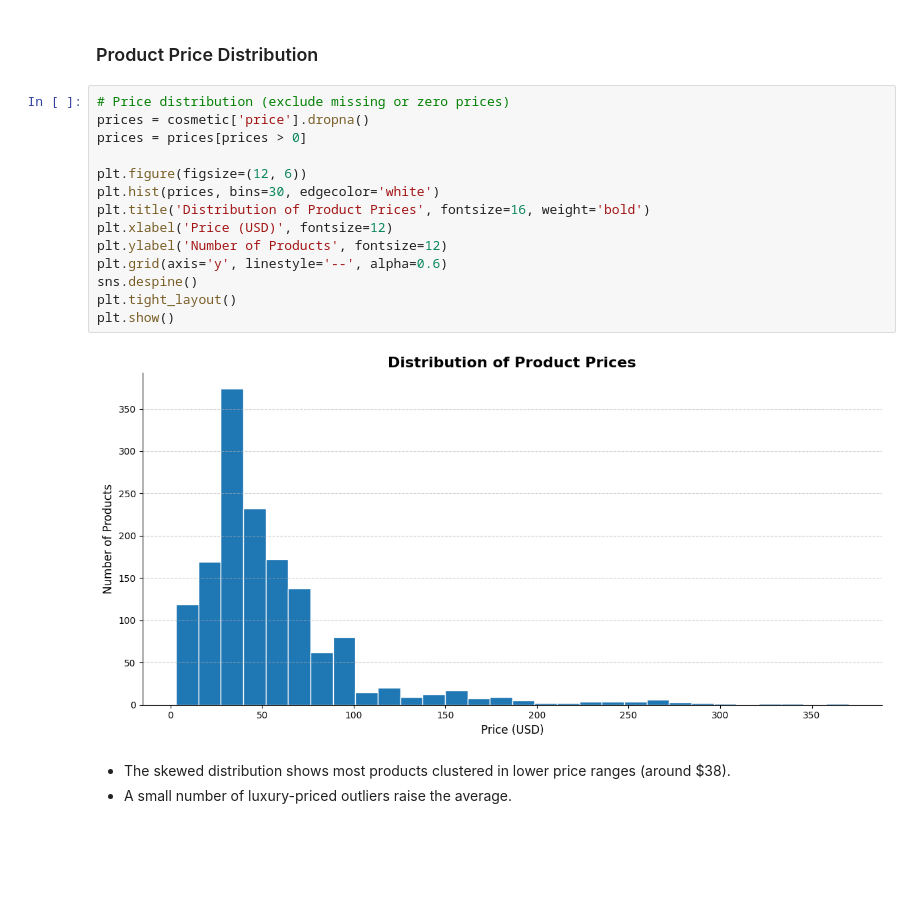
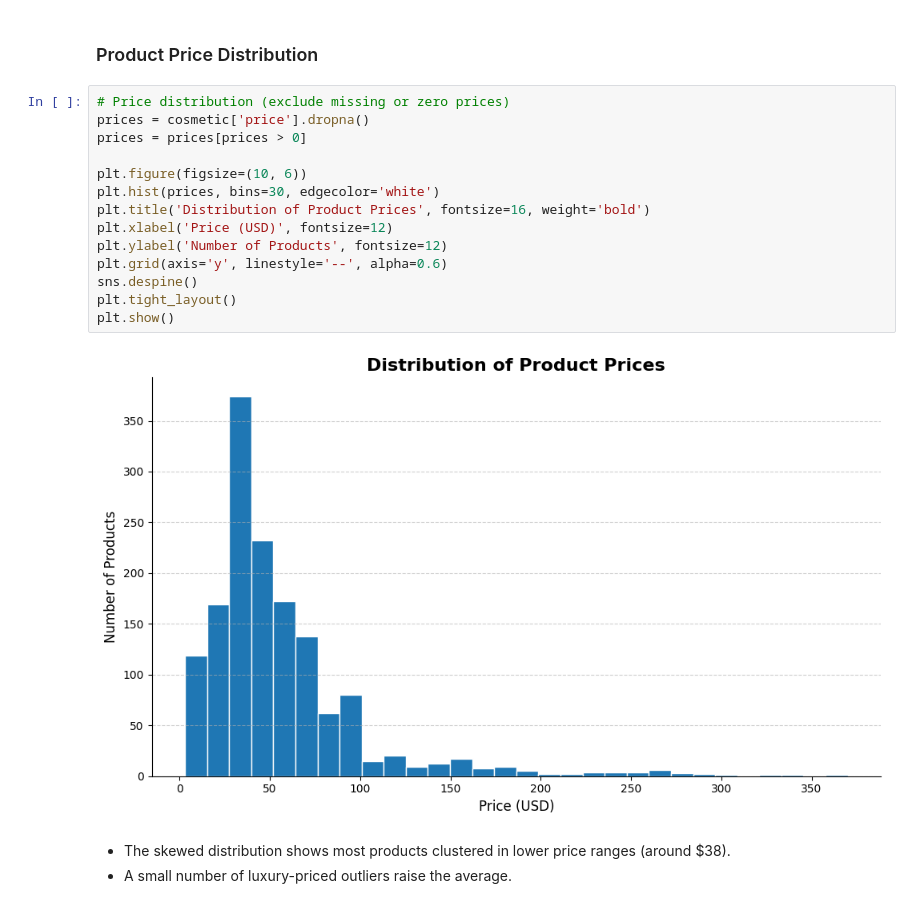
Before and after one commit to angelakberry/beauty_wizard, a Jupyter notebook: beauty_wizard.ipynb, the cells around one changed output. Drawn from its saved outputs; the diff is of its cells as text; blank space fills up the shorter version.

Commit message:
polished ER diagram, notebook, README

```diff
--- a/beauty_wizard.ipynb
+++ b/beauty_wizard.ipynb
@@ -322,19 +322,19 @@ ingredient_by_type
 # %%
 # Price distribution (exclude missing or zero prices)
 prices = cosmetic['price'].dropna()
 prices = prices[prices > 0]
 
-plt.figure(figsize=(12, 6))
+plt.figure(figsize=(10, 6))
 plt.hist(prices, bins=30, edgecolor='white')
 plt.title('Distribution of Product Prices', fontsize=16, weight='bold')
 plt.xlabel('Price (USD)', fontsize=12)
 plt.ylabel('Number of Products', fontsize=12)
 plt.grid(axis='y', linestyle='--', alpha=0.6)
 sns.despine()
 plt.tight_layout()
 plt.show()
 # %% [output]
-[figure, old version]
+[figure, new version]
 # %% [markdown]
 - The skewed distribution shows most products clustered in lower price ranges (around $38).
 - A small number of luxury-priced outliers raise the average.
```
Also changed, not shown: parts of 1 cell of this notebook, 3 other files.
